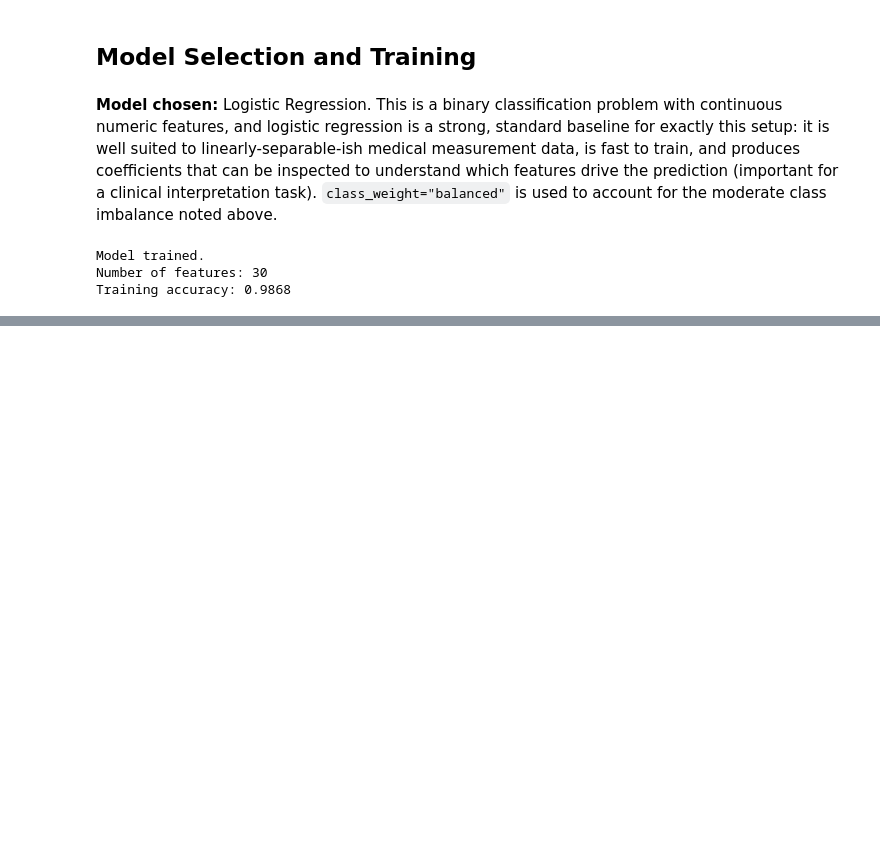
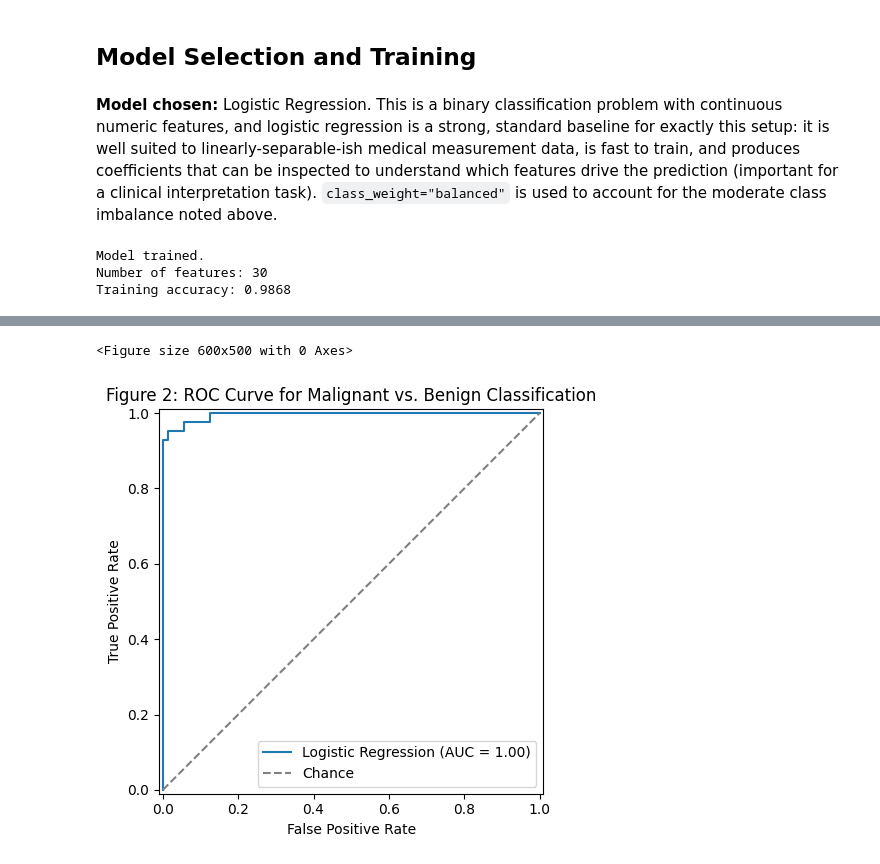
Before and after one commit to Sceptr3sec/Artificial-Intelligence-Studies, a Jupyter notebook: Capstone/ModelDesignTraining/modeling.ipynb, the cells around one changed output, grey strips where cells are left out. Saved outputs shown, nothing was run; the diff lists cells and outputs as text; code cells hidden in the pictures; blank space fills up the shorter version.

```diff
--- a/Capstone/ModelDesignTraining/modeling.ipynb
+++ b/Capstone/ModelDesignTraining/modeling.ipynb
@@ -136,0 +185,14 @@ Training accuracy: 0.9868
+# %%
+# Figure 2: ROC curve
+plt.figure(figsize=(6, 5))
+RocCurveDisplay.from_predictions(y_test, y_proba, name="Logistic Regression")
+plt.plot([0, 1], [0, 1], linestyle="--", color="gray", label="Chance")
+plt.title("Figure 2: ROC Curve for Malignant vs. Benign Classification")
+plt.xlabel("False Positive Rate")
+plt.ylabel("True Positive Rate")
+plt.legend()
+plt.tight_layout()
+plt.show()
+# %% [output]
+<Figure size 600x500 with 0 Axes>
+[figure, added]
```
Also changed, not shown: parts of 5 cells of this notebook, 2 other files.
